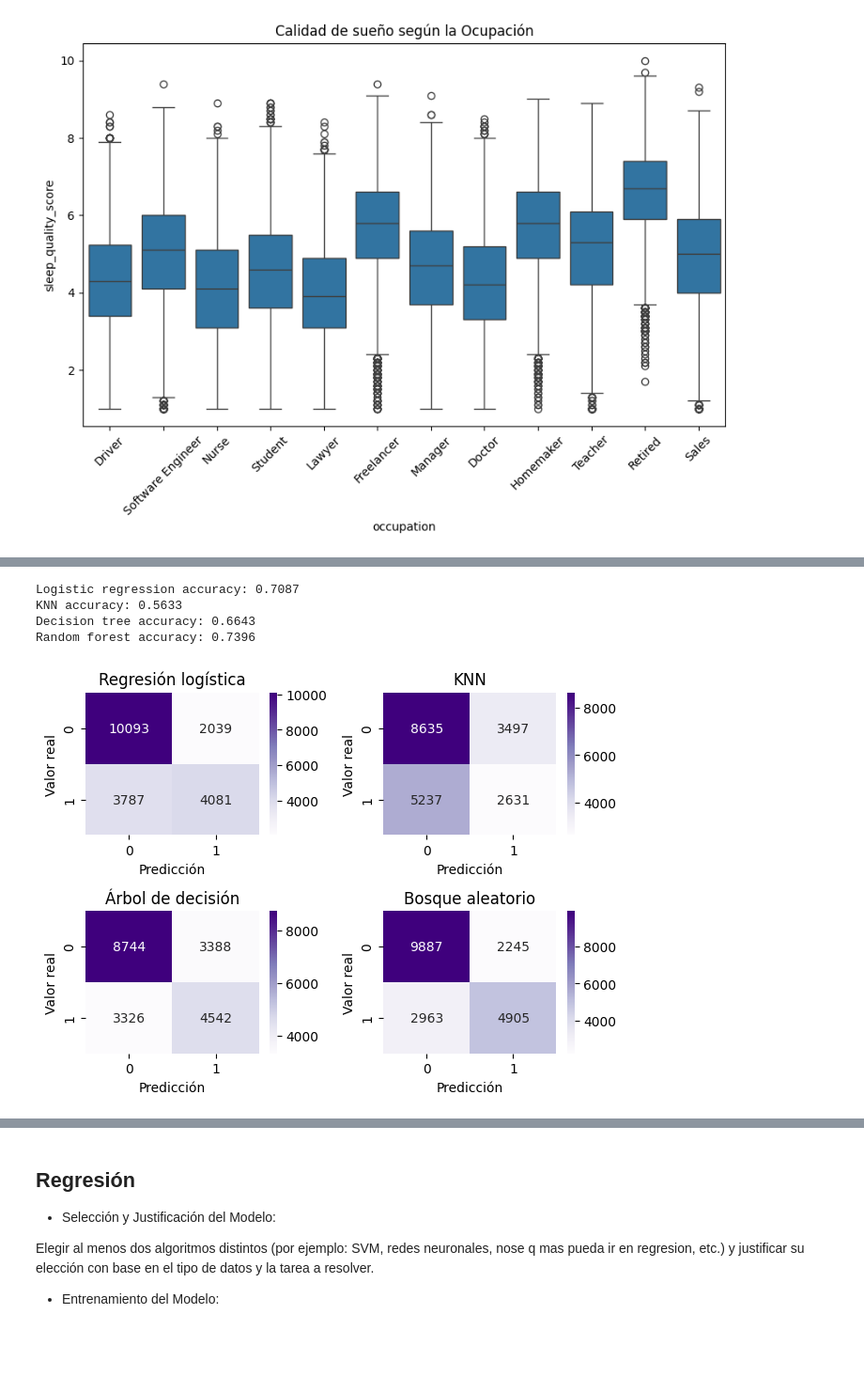
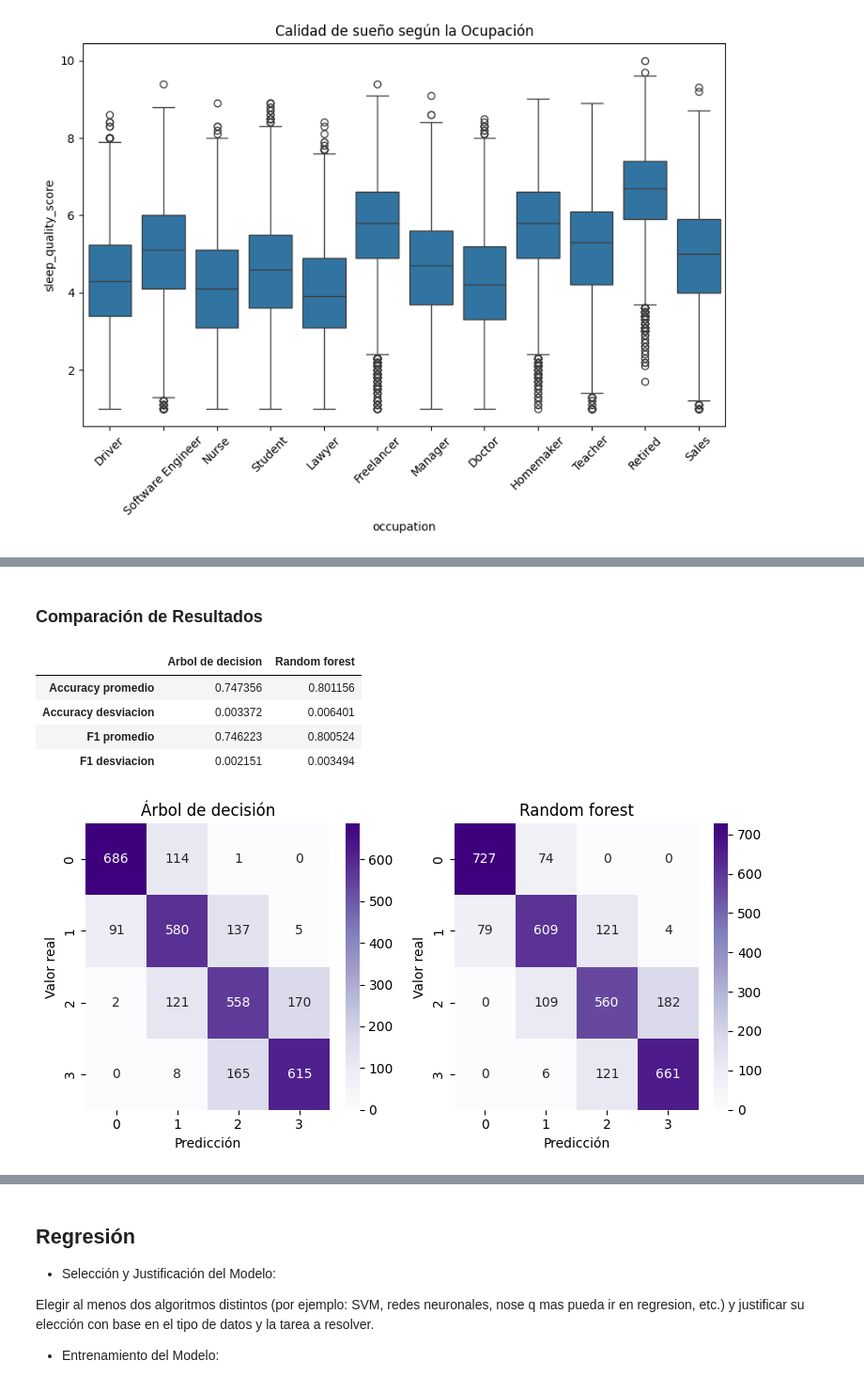
Before and after one commit to cinna-vk/iaa-pia, a Jupyter notebook: PIA_IAA.ipynb, the cells around one changed output, grey strips where cells are left out. Shown at 94% size. Saved outputs shown, nothing was run; the diff lists cells and outputs as text; code cells hidden in the pictures; blank space fills up the shorter version.

```diff
--- a/PIA_IAA.ipynb
+++ b/PIA_IAA.ipynb
@@ -192,0 +217,19 @@ X_train, X_test, y_train, y_test = train_test_split(X, y_bin, test_size=0.2, ran
+# %%
+from sklearn.tree import DecisionTreeClassifier
+from sklearn.ensemble import RandomForestClassifier
+from sklearn.metrics import classification_report
+
+tree_model = DecisionTreeClassifier(max_depth=10, random_state=42)
+tree_model.fit(X_train, y_train)
+
+forest_model = RandomForestClassifier(max_depth=10, random_state=42)
+forest_model.fit(X_train, y_train)
+
+y_pred_tree = tree_model.predict(X_test)
+y_pred_forest = forest_model.predict(X_test)
+
+print("Árbol de decisión:")
+print(classification_report(y_test, y_pred_tree))
+
+print("\nRandom forest:")
+print(classification_report(y_test, y_pred_forest))
@@ -225,47 +332,38 @@ Please also refer to the documentation for alternative solver options:
+# %% [markdown]
+### Comparación de Resultados
+# %%
+class_metrics = {
+    'Arbol de decision': [acc_tree.mean(), acc_tree.std(), f1_tree.mean(), f1_tree.std()],
+    'Random forest': [acc_forest.mean(), acc_forest.std(), f1_forest.mean(), f1_forest.std()]
+}
+
+comparativa_class = pd.DataFrame(class_metrics, index=['Accuracy promedio', 'Accuracy desviacion', 'F1 promedio', 'F1 desviacion'])
+
+comparativa_class
+# %% [output]
+|  | Arbol de decision | Random forest |
+| Accuracy promedio | 0.747356 | 0.801156 |
+| Accuracy desviacion | 0.003372 | 0.006401 |
+| F1 promedio | 0.746223 | 0.800524 |
+| F1 desviacion | 0.002151 | 0.003494 |
 # %%
-from sklearn.metrics import classification_report, confusion_matrix
+from sklearn.metrics import confusion_matrix
 
-report_log = classification_report(y_test, y_pred_log, output_dict=True)
-print(f'Logistic regression accuracy: {report_log['accuracy']}')
+plt.figure(figsize=(8, 4))
 
-report_knn = classification_report(y_test, y_pred_knn, output_dict=True)
-print(f'KNN accuracy: {report_knn['accuracy']}')
-
-report_tree = classification_report(y_test, y_pred_tree, output_dict=True)
-print(f'Decision tree accuracy: {report_tree['accuracy']}')
-
-report_forest = classification_report(y_test, y_pred_forest, output_dict=True)
-print(f'Random forest accuracy: {report_forest['accuracy']}')
-
-plt.subplot(2, 2, 1)
-sns.heatmap(confusion_matrix(y_test, y_pred_log), annot=True, fmt='.0f', cmap='Purples')
-plt.title('Regresión logística')
-plt.xlabel('Predicción')
-plt.ylabel('Valor real')
-
-plt.subplot(2, 2, 2)
-sns.heatmap(confusion_matrix(y_test, y_pred_knn), annot=True, fmt='.0f', cmap='Purples')
-plt.title('KNN')
-plt.xlabel('Predicción')
-plt.ylabel('Valor real')
-
-plt.subplot(2, 2, 3)
+plt.subplot(1, 2, 1)
 sns.heatmap(confusion_matrix(y_test, y_pred_tree), annot=True, fmt='.0f', cmap='Purples')
 plt.title('Árbol de decisión')
 plt.xlabel('Predicción')
 plt.ylabel('Valor real')
 
-plt.subplot(2, 2, 4)
+plt.subplot(1, 2, 2)
 sns.heatmap(confusion_matrix(y_test, y_pred_forest), annot=True, fmt='.0f', cmap='Purples')
-plt.title('Bosque aleatorio')
+plt.title('Random forest')
 plt.xlabel('Predicción')
 plt.ylabel('Valor real')
 
 plt.tight_layout()
 plt.show()
 # %% [output]
-Logistic regression accuracy: 0.7087
-KNN accuracy: 0.5633
-Decision tree accuracy: 0.6643
-Random forest accuracy: 0.7396
-[figure, old version]
+[figure, new version]
```
Also changed, not shown: parts of 33 cells of this notebook.
